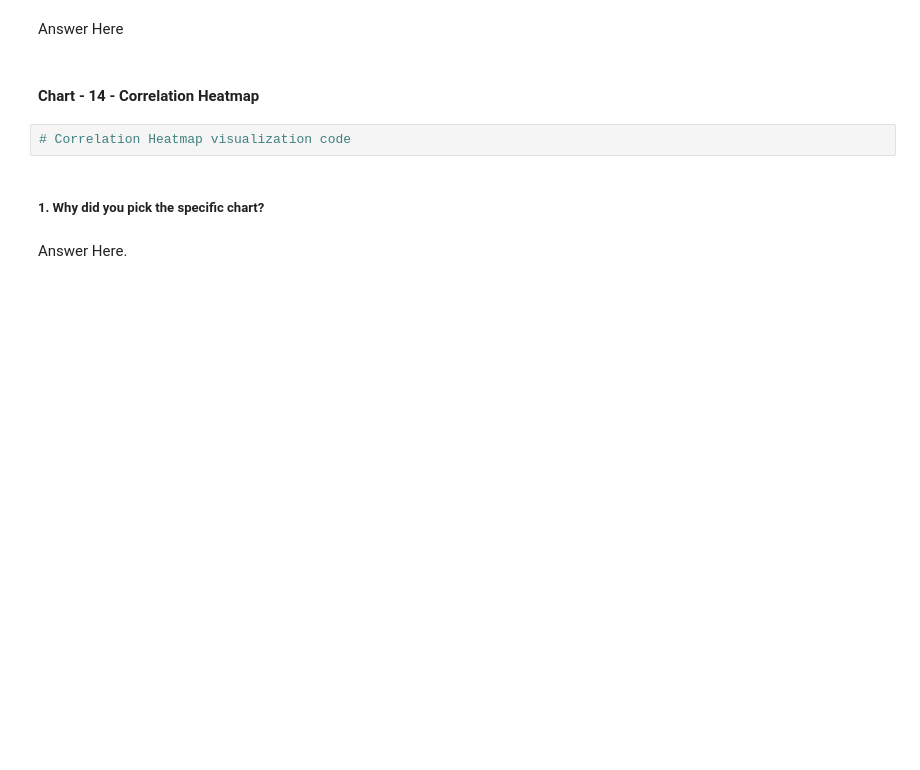
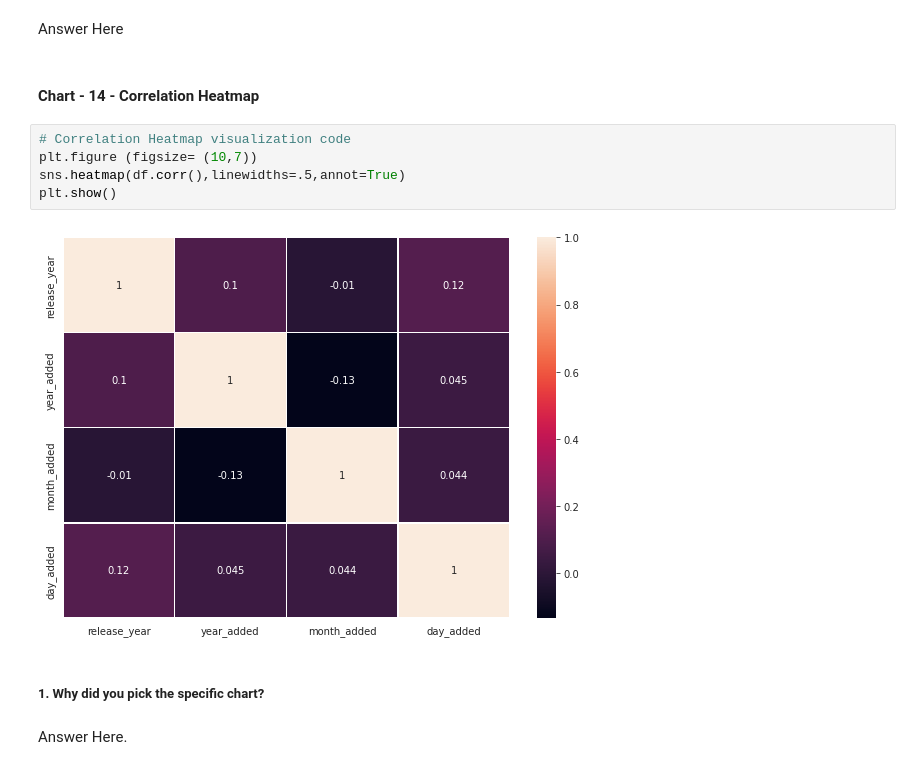
Before and after one commit to Kaushaljha488/NETFLIX_MOVIES_AND_TV_SHOWS_CLUSTERING, a Jupyter notebook: Kaushal_NETFLIX_MOVIES_AND_TV_SHOWS_CLUSTERING.ipynb, the cells around one changed output. Saved outputs shown, nothing was run; the diff lists cells and outputs as text; blank space fills up the shorter version.

```diff
--- a/Kaushal_NETFLIX_MOVIES_AND_TV_SHOWS_CLUSTERING.ipynb
+++ b/Kaushal_NETFLIX_MOVIES_AND_TV_SHOWS_CLUSTERING.ipynb
@@ -630,8 +648,13 @@ Are there any insights that lead to negative growth? Justify with specific reaso
 Answer Here
 # %% [markdown]
 #### Chart - 14 - Correlation Heatmap
-# %%
-# Correlation Heatmap visualization code
+# %%
+# Correlation Heatmap visualization code
+plt.figure (figsize= (10,7))
+sns.heatmap(df.corr(),linewidths=.5,annot=True)
+plt.show()
+# %% [output]
+[figure, added]
 # %% [markdown]
 ##### 1. Why did you pick the specific chart?
 # %% [markdown]
```
Also changed, not shown: parts of 32 cells of this notebook.
